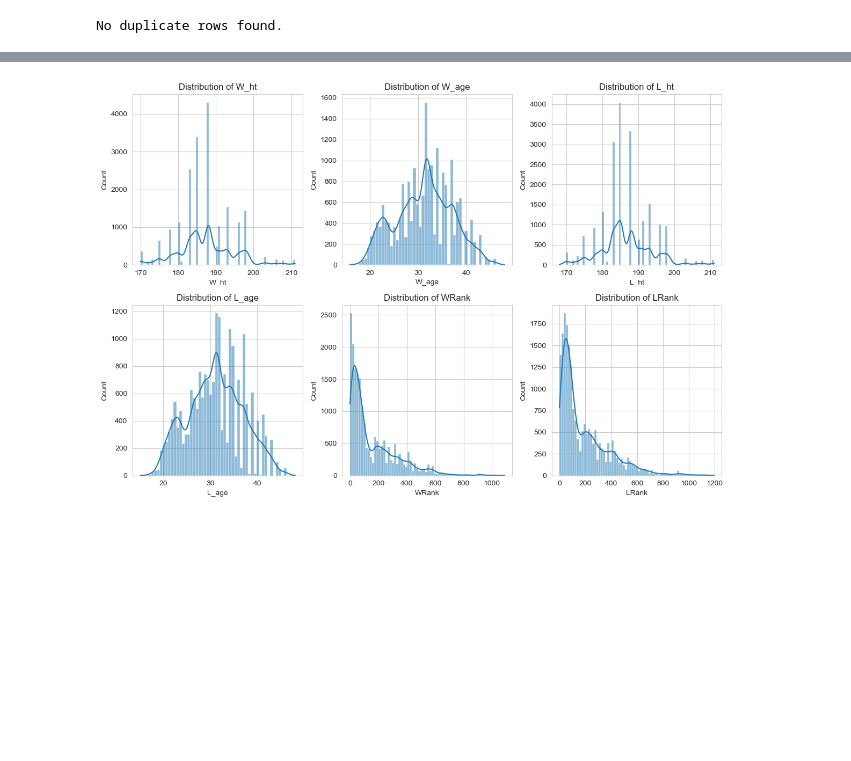
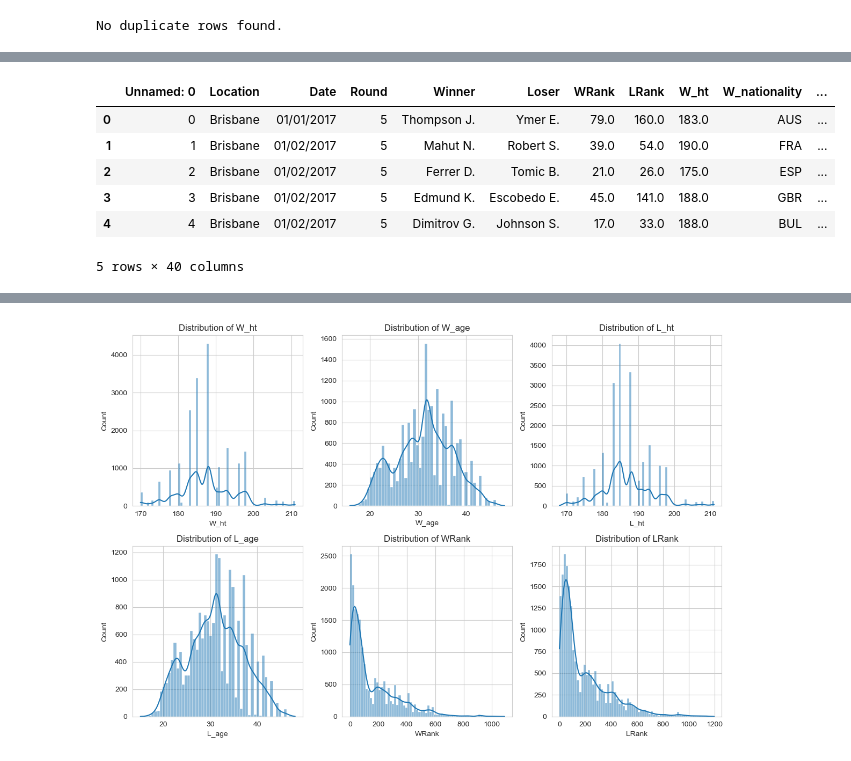
Before and after one commit to Farnaaaz/TenniMatchPrediction, a Jupyter notebook: Cleaned and Compiled Data from 3 dataframes.ipynb, the cells around one changed output, grey strips where cells are left out. Cells and saved outputs as stored; diff of their text form; code cells hidden in the pictures; blank space fills up the shorter version.

```diff
--- a/Cleaned and Compiled Data from 3 dataframes.ipynb
+++ b/Cleaned and Compiled Data from 3 dataframes.ipynb
@@ -887,3 +919,39 @@ No duplicate rows found.
+# %%
+# print unique vlaues of round column
+unique_values = df['Round'].unique()
+
+# Encode the Round column using ordinal encoding
+round_mapping = {
+    '1st Round Qualifying': 1,
+    '2nd Round Qualifying': 2,
+    '3rd Round Qualifying': 3,
+    'Round Robin': 4,
+    'Round of 128': 5,
+    'Round of 64': 6,
+    'Round of 32': 7,
+    'Round of 16': 8,
+    'Quarterfinals': 9,
+    'Semifinals': 10,
+    'Olympic Bronze': 11,
+    'The Final': 12
+}
+
+df['Round'] = df['Round'].map(round_mapping)
+
+# Encode the 'W_hand' and 'L_hand' columns using one-hot encoding
+# Applying one-hot encoding and dropping the original columns
+df = pd.get_dummies(df, columns=['W_hand', 'L_hand'])
+# df = pd.concat([df.drop(['W_hand', 'L_hand'], axis=1), pd.get_dummies(df[['W_hand', 'L_hand']])], axis=1)
+# %%
+df.head()
+# %% [output]
+|  | Unnamed: 0 | Location | Date | Round | Winner | Loser | WRank | LRank | W_ht | W_nationality | ... |
+| 0 | 0 | Brisbane | 01/01/2017 | 5 | Thompson J. | Ymer E. | 79.0 | 160.0 | 183.0 | AUS | ... |
+| 1 | 1 | Brisbane | 01/02/2017 | 5 | Mahut N. | Robert S. | 39.0 | 54.0 | 190.0 | FRA | ... |
+| 2 | 2 | Brisbane | 01/02/2017 | 5 | Ferrer D. | Tomic B. | 21.0 | 26.0 | 175.0 | ESP | ... |
+| 3 | 3 | Brisbane | 01/02/2017 | 5 | Edmund K. | Escobedo E. | 45.0 | 141.0 | 188.0 | GBR | ... |
+| 4 | 4 | Brisbane | 01/02/2017 | 5 | Dimitrov G. | Johnson S. | 17.0 | 33.0 | 188.0 | BUL | ... |
+5 rows × 40 columns
 # %%
 df.columns
 # %% [output]
```
Also changed, not shown: parts of 3 cells of this notebook.
